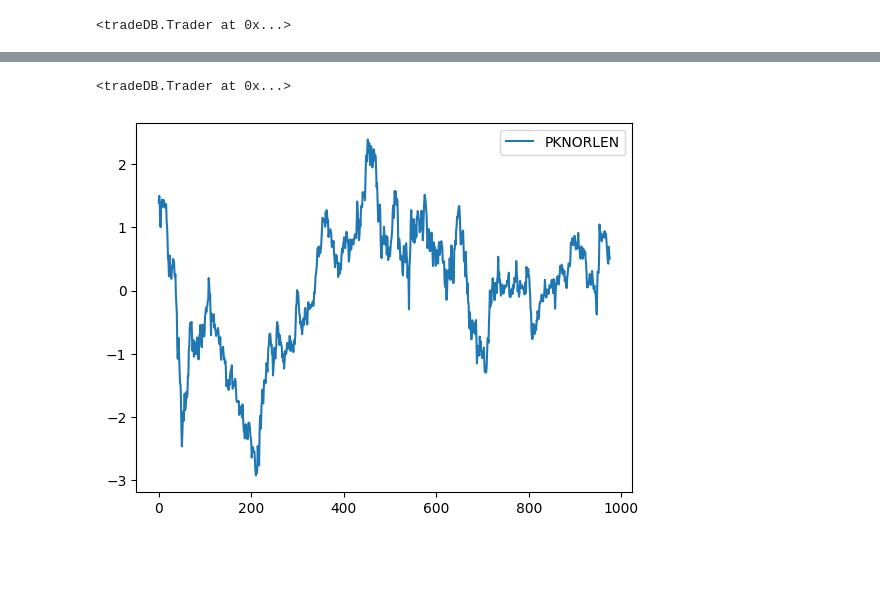
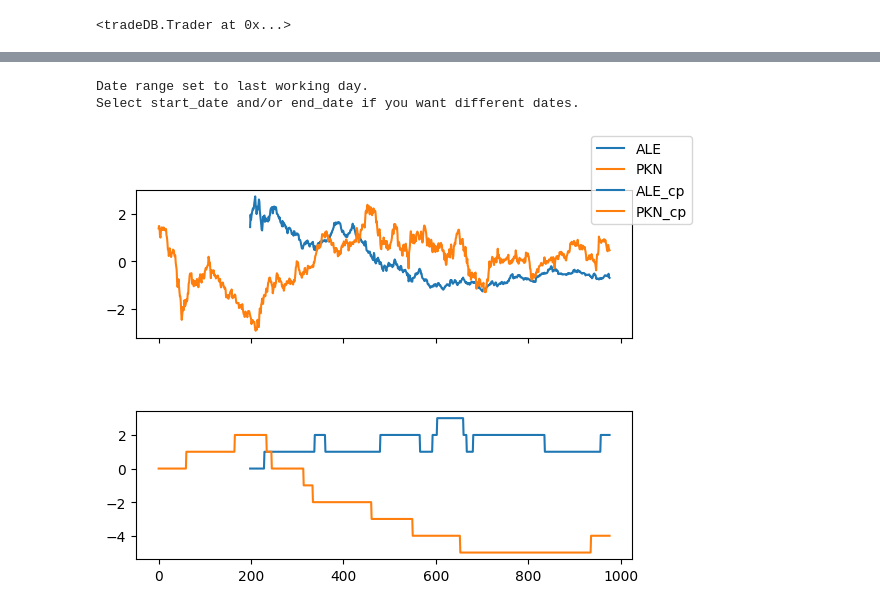
Before and after one commit to zielaskowski/tradeDB, a Jupyter notebook: dev/stooq.ipynb, the cells around one changed output, grey strips where cells are left out. Saved outputs shown, nothing was run; the diff lists cells and outputs as text; code cells hidden in the pictures; blank space fills up the shorter version.

Commit message:
candle pattern recognition

```diff
--- a/dev/stooq.ipynb
+++ b/dev/stooq.ipynb
@@ -58,10 +61,14 @@ stock.plot()
 # %%
 pkn=tradeDB.Trader()
+ale=tradeDB.Trader()
 pkn.get(tab='stock',symbol='pkn',columns='-indexes;-industry;-info', start_date='1-1-2020')
+ale.get(tab='stock',symbol='ale')
+pkn+=ale
 # %% [output]
-<tradeDB.Trader at 0x...>
+Date range set to last working day.
+Select start_date and/or end_date if you want different dates.
-# %%
-pkn.data['sma']=ta.sma(pkn.data['val'],length=100)
-pkn.plot()
-# %% [output]
-[figure, removed]
+# %%
+pkn.candle_pattern()
+pkn.plot()
+# %% [output]
+[figure, added]
```
Also changed, not shown: parts of 9 cells of this notebook, 2 other files.
